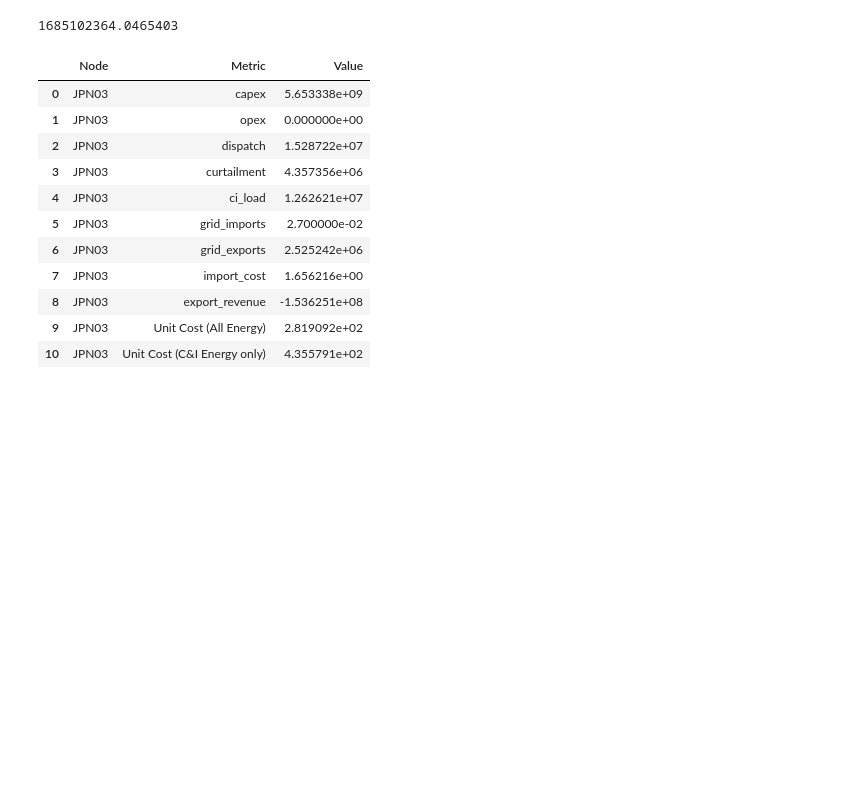
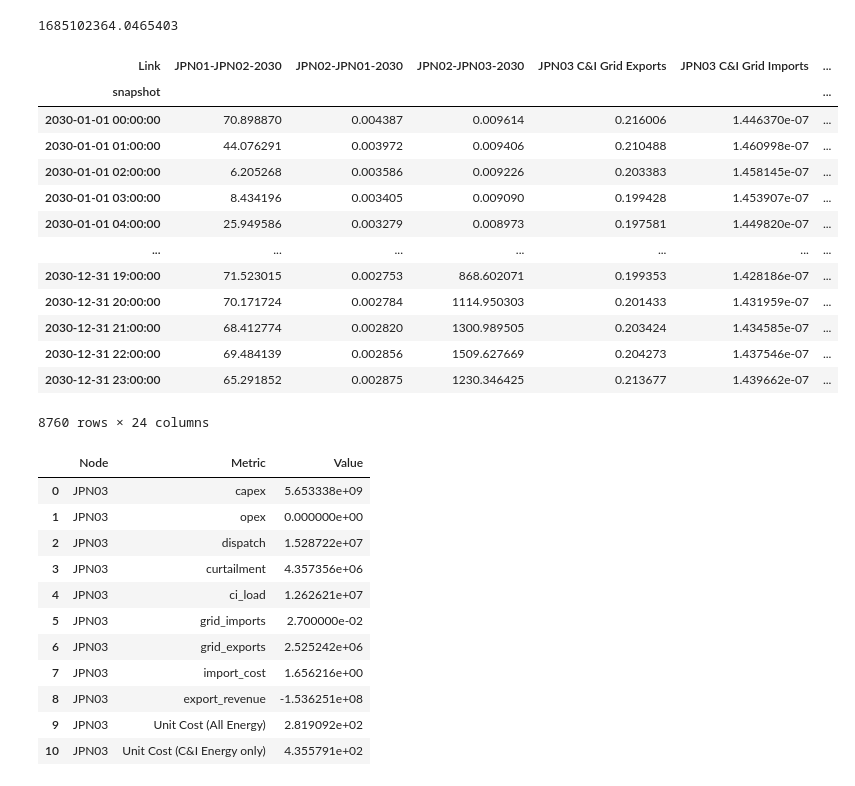
Before and after one commit to transition-zero/tza-pypsa, a Jupyter notebook: CostCalculation.ipynb, the cells around one changed output. Cells and saved outputs as stored; diff of their text form; code cells hidden in the pictures; blank space fills up the shorter version.

```diff
--- a/CostCalculation.ipynb
+++ b/CostCalculation.ipynb
@@ -183,3 +186,20 @@ unit_cost = (
+# %%
+n.links_t.p0
+# %% [output]
+| Link | JPN01-JPN02-2030 | JPN02-JPN01-2030 | JPN02-JPN03-2030 | JPN03 C&I Grid Exports | JPN03 C&I Grid Imports | ... |
+| snapshot |  |  |  |  |  | ... |
+| 2030-01-01 00:00:00 | 70.898870 | 0.004387 | 0.009614 | 0.216006 | 1.446370e-07 | ... |
+| 2030-01-01 01:00:00 | 44.076291 | 0.003972 | 0.009406 | 0.210488 | 1.460998e-07 | ... |
+| 2030-01-01 02:00:00 | 6.205268 | 0.003586 | 0.009226 | 0.203383 | 1.458145e-07 | ... |
+| 2030-01-01 03:00:00 | 8.434196 | 0.003405 | 0.009090 | 0.199428 | 1.453907e-07 | ... |
+| 2030-01-01 04:00:00 | 25.949586 | 0.003279 | 0.008973 | 0.197581 | 1.449820e-07 | ... |
+| ... | ... | ... | ... | ... | ... | ... |
+| 2030-12-31 19:00:00 | 71.523015 | 0.002753 | 868.602071 | 0.199353 | 1.428186e-07 | ... |
+| 2030-12-31 20:00:00 | 70.171724 | 0.002784 | 1114.950303 | 0.201433 | 1.431959e-07 | ... |
+| 2030-12-31 21:00:00 | 68.412774 | 0.002820 | 1300.989505 | 0.203424 | 1.434585e-07 | ... |
+| 2030-12-31 22:00:00 | 69.484139 | 0.002856 | 1509.627669 | 0.204273 | 1.437546e-07 | ... |
+| 2030-12-31 23:00:00 | 65.291852 | 0.002875 | 1230.346425 | 0.213677 | 1.439662e-07 | ... |
+8760 rows × 24 columns
 # %%
 generator_helper = unit_cost[~unit_cost['index'].str.contains('Imports|Exports')][['Node', 'capex', 'opex', 'dispatch', 'curtailment']].groupby('Node').sum()
 link_helper = unit_cost_denominator[['ci_load', 'grid_imports', 'grid_exports', 'Node']]
```
Also changed, not shown: parts of 1 cell of this notebook, 1 other file.
